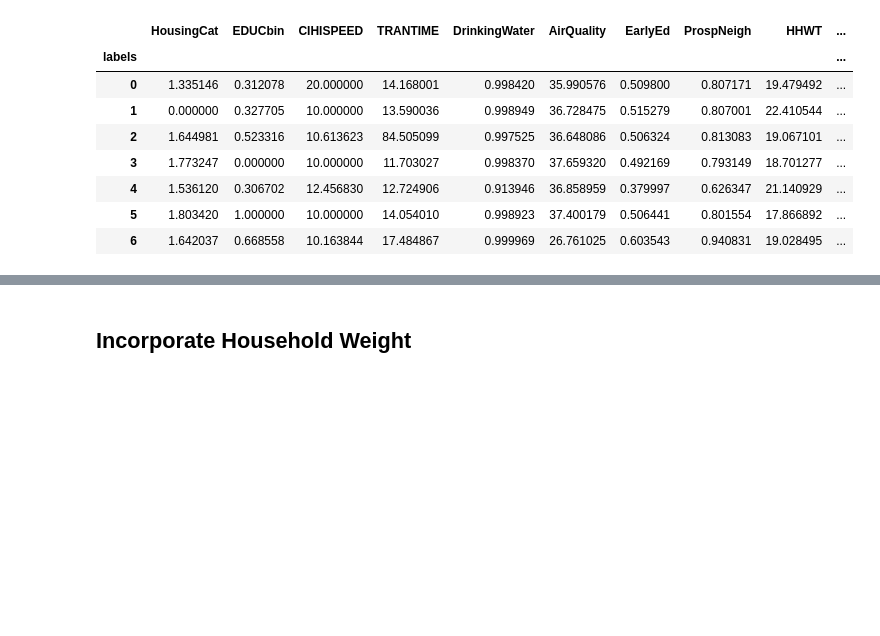
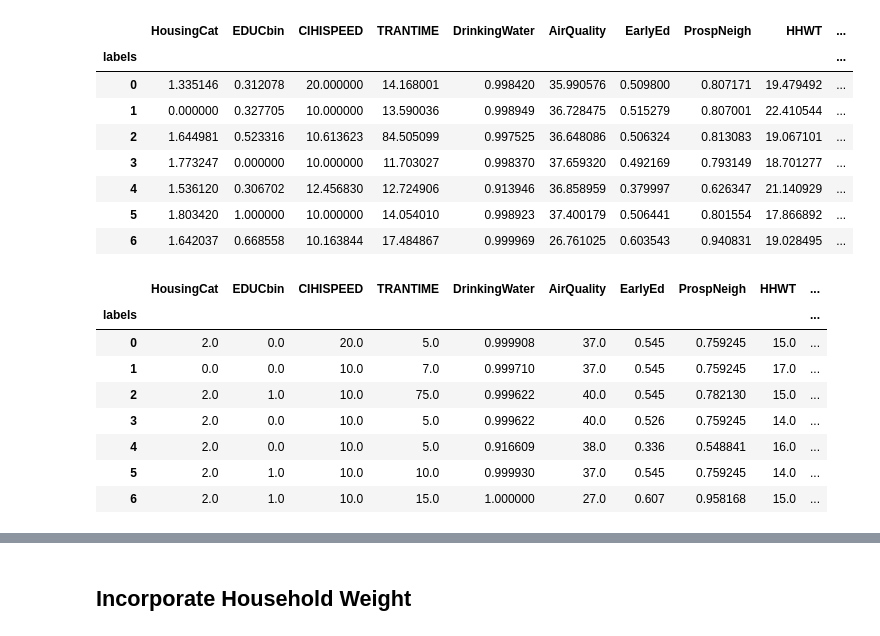
Before and after one commit to aren-kab/CDI-Capstone, a Jupyter notebook: 2019Clustering.ipynb, the cells around one changed output, grey strips where cells are left out. Drawn from its saved outputs; the diff is of its cells as text; code cells hidden in the pictures; blank space fills up the shorter version.

```diff
--- a/2019Clustering.ipynb
+++ b/2019Clustering.ipynb
@@ -324,6 +324,19 @@ cluster_sum.head(7)
 | 4 | 1.536120 | 0.306702 | 12.456830 | 12.724906 | 0.913946 | 36.858959 | 0.379997 | 0.626347 | 21.140929 | ... |
 | 5 | 1.803420 | 1.000000 | 10.000000 | 14.054010 | 0.998923 | 37.400179 | 0.506441 | 0.801554 | 17.866892 | ... |
 | 6 | 1.642037 | 0.668558 | 10.163844 | 17.484867 | 0.999969 | 26.761025 | 0.603543 | 0.940831 | 19.028495 | ... |
+# %%
+cluster_sum2 = dfXfin.groupby(by = 'labels').median()
+cluster_sum2.head(7)
+# %% [output]
+|  | HousingCat | EDUCbin | CIHISPEED | TRANTIME | DrinkingWater | AirQuality | EarlyEd | ProspNeigh | HHWT | ... |
+| labels |  |  |  |  |  |  |  |  |  | ... |
+| 0 | 2.0 | 0.0 | 20.0 | 5.0 | 0.999908 | 37.0 | 0.545 | 0.759245 | 15.0 | ... |
+| 1 | 0.0 | 0.0 | 10.0 | 7.0 | 0.999710 | 37.0 | 0.545 | 0.759245 | 17.0 | ... |
+| 2 | 2.0 | 1.0 | 10.0 | 75.0 | 0.999622 | 40.0 | 0.545 | 0.782130 | 15.0 | ... |
+| 3 | 2.0 | 0.0 | 10.0 | 5.0 | 0.999622 | 40.0 | 0.526 | 0.759245 | 14.0 | ... |
+| 4 | 2.0 | 0.0 | 10.0 | 5.0 | 0.916609 | 38.0 | 0.336 | 0.548841 | 16.0 | ... |
+| 5 | 2.0 | 1.0 | 10.0 | 10.0 | 0.999930 | 37.0 | 0.545 | 0.759245 | 14.0 | ... |
+| 6 | 2.0 | 1.0 | 10.0 | 15.0 | 1.000000 | 27.0 | 0.607 | 0.958168 | 15.0 | ... |
 # %%
 clust0 = dfXfin[dfXfin['labels']==0]
 clust1 = dfXfin[dfXfin['labels']==1]
```
Also changed, not shown: parts of 10 cells of this notebook.
